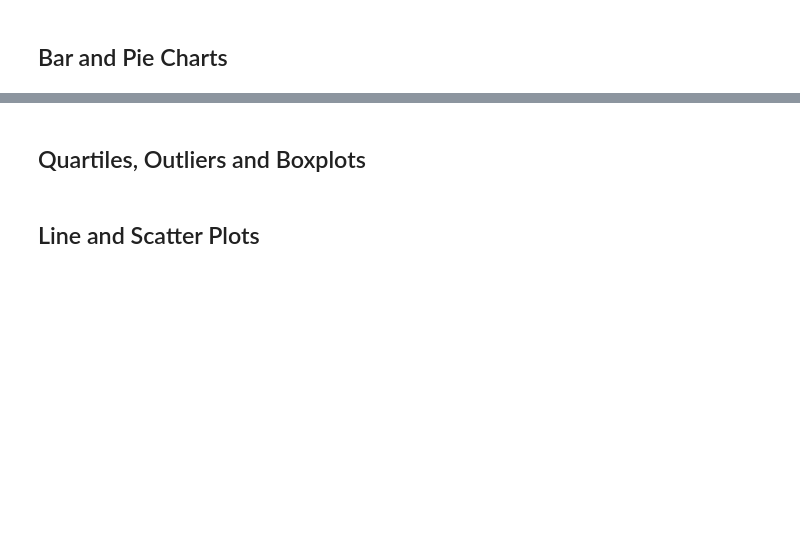
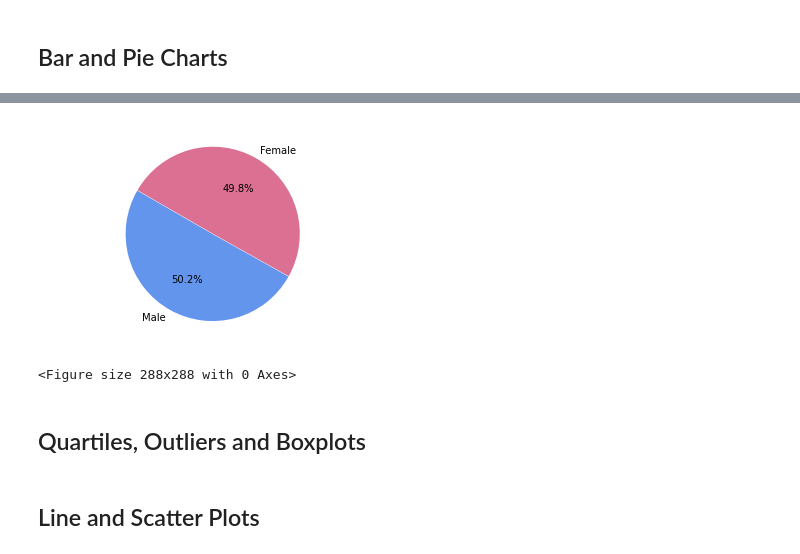
Before and after one commit to mafven/matplotlib-challenge, a Jupyter notebook: pymaceuticals_starter.ipynb, the cells around one changed output, grey strips where cells are left out. Drawn from its saved outputs; the diff is of its cells as text; code cells hidden in the pictures; blank space fills up the shorter version.

```diff
--- a/pymaceuticals_starter.ipynb
+++ b/pymaceuticals_starter.ipynb
@@ -123,3 +187,28 @@ summary_statistics_01_df
+# %%
+# Generate a pie plot showing the distribution of female versus male mice using pyplot
+plt.title("")
+labels = ["Male", "Female"]
+male_and_female = clean_mouse_study_results_data_df[["Mouse ID","Sex"]]
+male_and_female = male_and_female.set_index("Mouse ID")
+
+males_fameles_count = male_and_female.value_counts()
+males_fameles_count = male_and_female.value_counts()
+
+colors = ['cornflowerblue', 'palevioletred']
+
+explode = (0, 0.005)
+plt.axis("equal")
+
+plt.pie(males_fameles_count,explode = explode, labels = labels, colors = colors,
+        autopct="%1.1f%%", shadow=False, startangle=150)
+plt.figure(figsize=(4, 4))
+
+
+plt.tight_layout()
+plt.show()
+# %% [output]
+[figure, added]
+<Figure size 288x288 with 0 Axes>
 # %% [markdown]
 ## Quartiles, Outliers and Boxplots
 # %%
```
Also changed, not shown: parts of 13 cells of this notebook.
